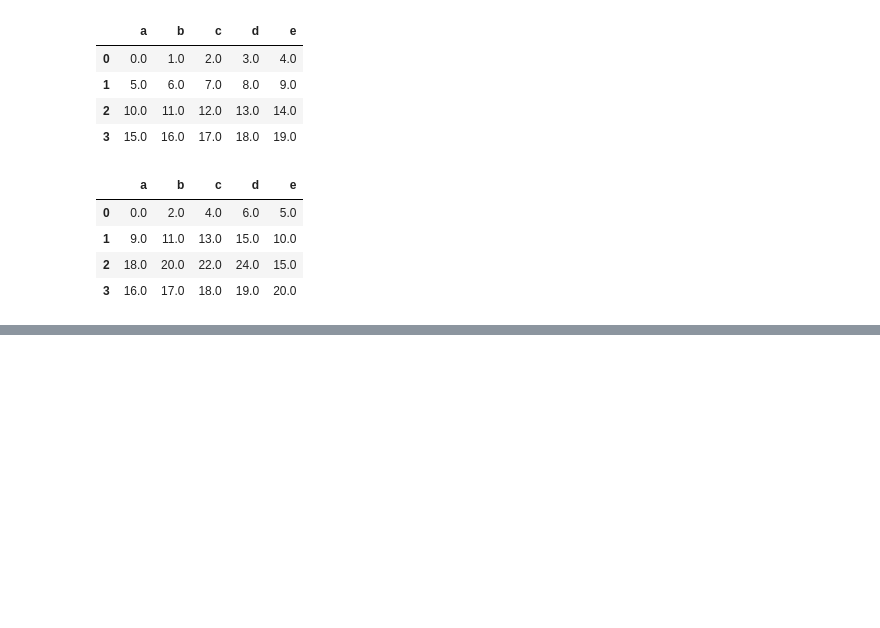
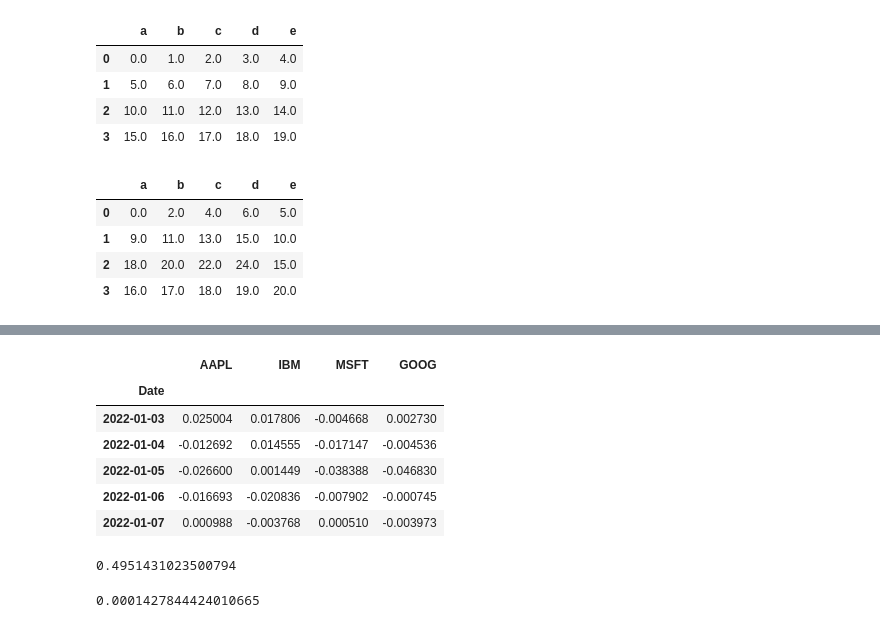
Before and after one commit to ercsssn/data-analysis-notes, a Jupyter notebook: pfda.ipynb, the cells around one changed output, grey strips where cells are left out. Drawn from its saved outputs; the diff is of its cells as text; code cells hidden in the pictures; blank space fills up the shorter version.

```diff
--- a/pfda.ipynb
+++ b/pfda.ipynb
@@ -1203,0 +1293,19 @@ df1.add(df2, fill_value=1)
+# %%
+returns = price.pct_change()
+returns.tail()
+# %% [output]
+|  | AAPL | IBM | MSFT | GOOG |
+| Date |  |  |  |  |
+| 2022-01-03 | 0.025004 | 0.017806 | -0.004668 | 0.002730 |
+| 2022-01-04 | -0.012692 | 0.014555 | -0.017147 | -0.004536 |
+| 2022-01-05 | -0.026600 | 0.001449 | -0.038388 | -0.046830 |
+| 2022-01-06 | -0.016693 | -0.020836 | -0.007902 | -0.000745 |
+| 2022-01-07 | 0.000988 | -0.003768 | 0.000510 | -0.003973 |
+# %%
+returns['MSFT'].corr(returns['IBM'])
+# %% [output]
+0.4951431023500794
+# %%
+returns['MSFT'].cov(returns['IBM'])
+# %% [output]
+0.0001427844424010665
```
Also changed, not shown: parts of 17 cells of this notebook, 34 other files.
